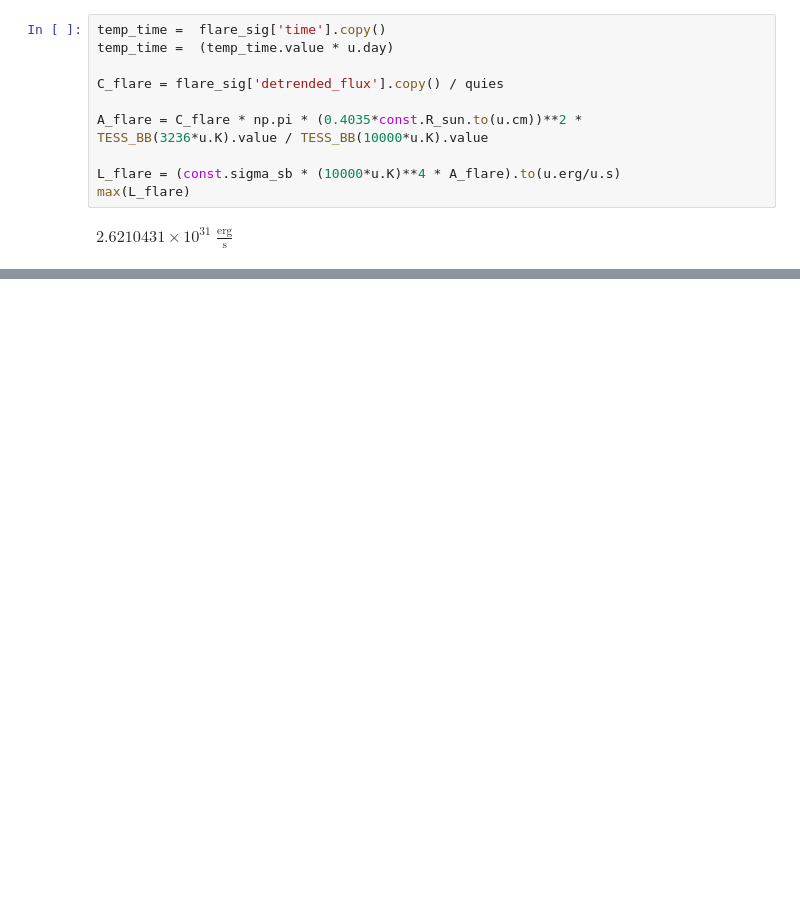
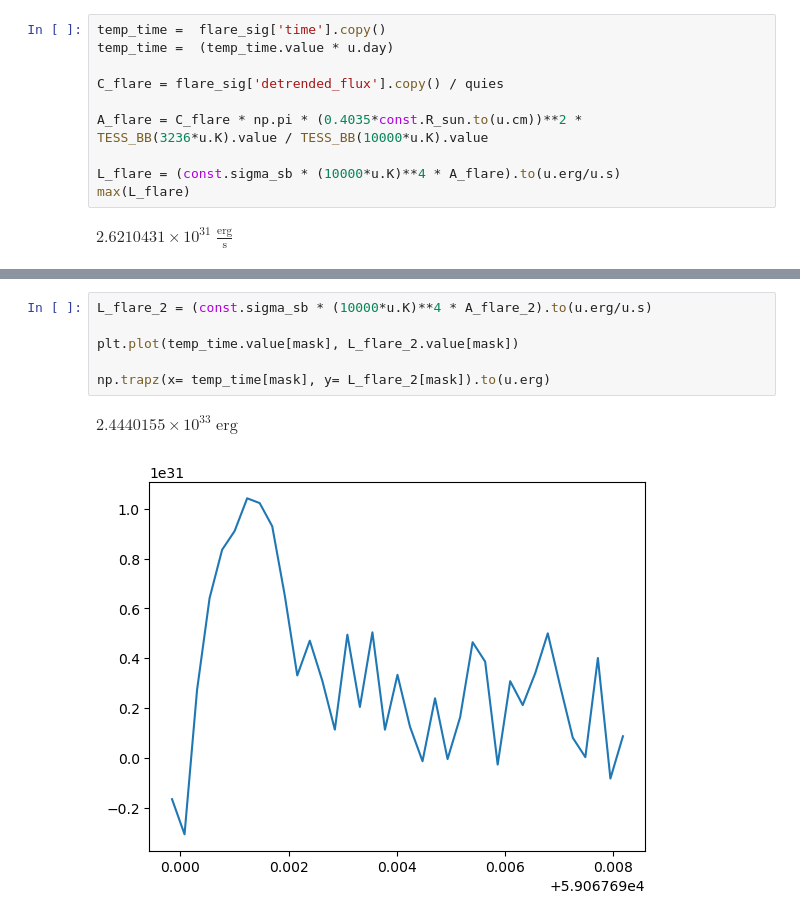
Before and after one commit to VishnuGade/SPT_Flares, a Jupyter notebook: src/Andy(s)/TESS_flare_isolation.ipynb, the cells around one changed output, grey strips where cells are left out. Saved outputs shown, nothing was run; the diff lists cells and outputs as text; blank space fills up the shorter version.

```diff
--- a/src/Andy(s)/TESS_flare_isolation.ipynb
+++ b/src/Andy(s)/TESS_flare_isolation.ipynb
@@ -508,0 +519,9 @@ $1.6975861 \times 10^{34} \; \mathrm{erg}$
+# %%
+L_flare_2 = (const.sigma_sb * (10000*u.K)**4 * A_flare_2).to(u.erg/u.s)
+
+plt.plot(temp_time.value[mask], L_flare_2.value[mask])
+
+np.trapz(x= temp_time[mask], y= L_flare_2[mask]).to(u.erg)
+# %% [output]
+$2.4440155 \times 10^{33} \; \mathrm{erg}$
+[figure, added]
```
Also changed, not shown: parts of 5 cells of this notebook, 24 other files.
